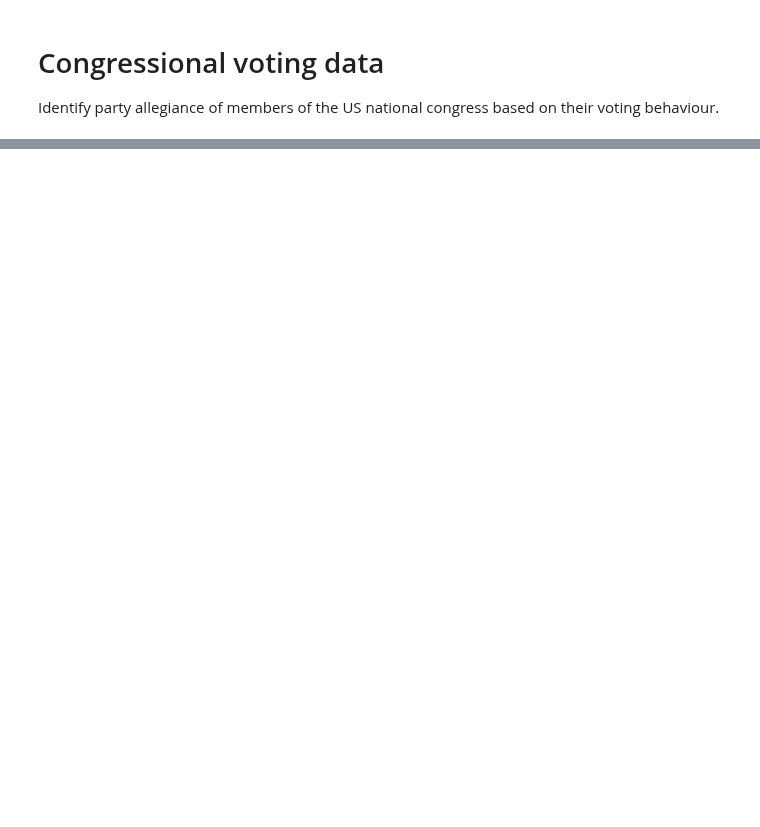
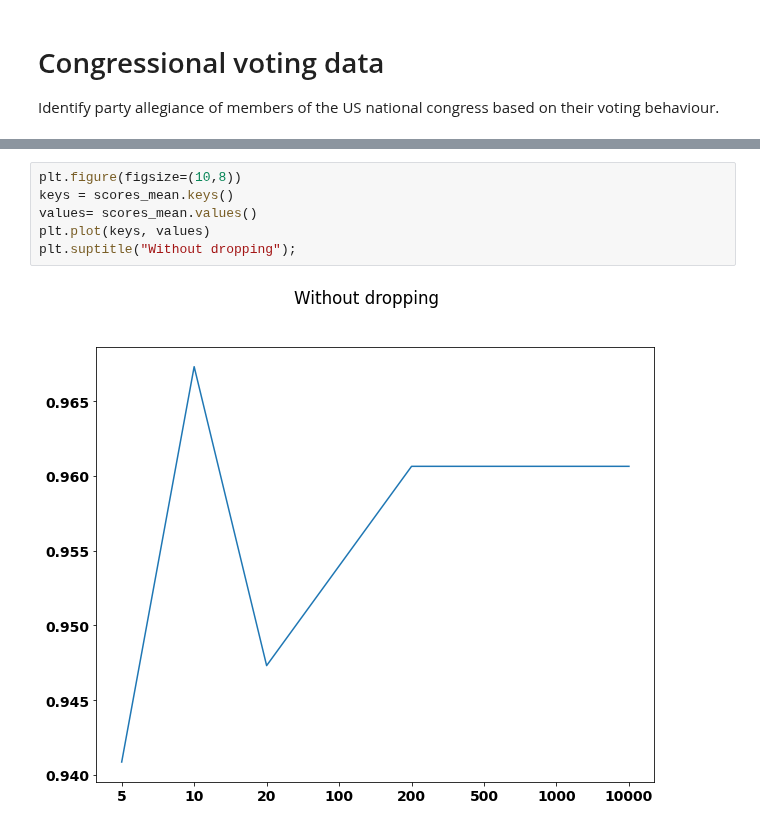
Before and after one commit to hitimr/ML_2020, a Jupyter notebook: Ex1/voting/voting_exploration.ipynb, the cells around one changed output, grey strips where cells are left out. Saved outputs shown, nothing was run; the diff lists cells and outputs as text; blank space fills up the shorter version.

```diff
--- a/Ex1/voting/voting_exploration.ipynb
+++ b/Ex1/voting/voting_exploration.ipynb
@@ -43,0 +281,8 @@ df.shape
+# %%
+plt.figure(figsize=(10,8))
+keys = scores_mean.keys()
+values= scores_mean.values()
+plt.plot(keys, values)
+plt.suptitle("Without dropping");
+# %% [output]
+[figure, added]
```
Also changed, not shown: parts of 22 cells of this notebook, 1 other file.
